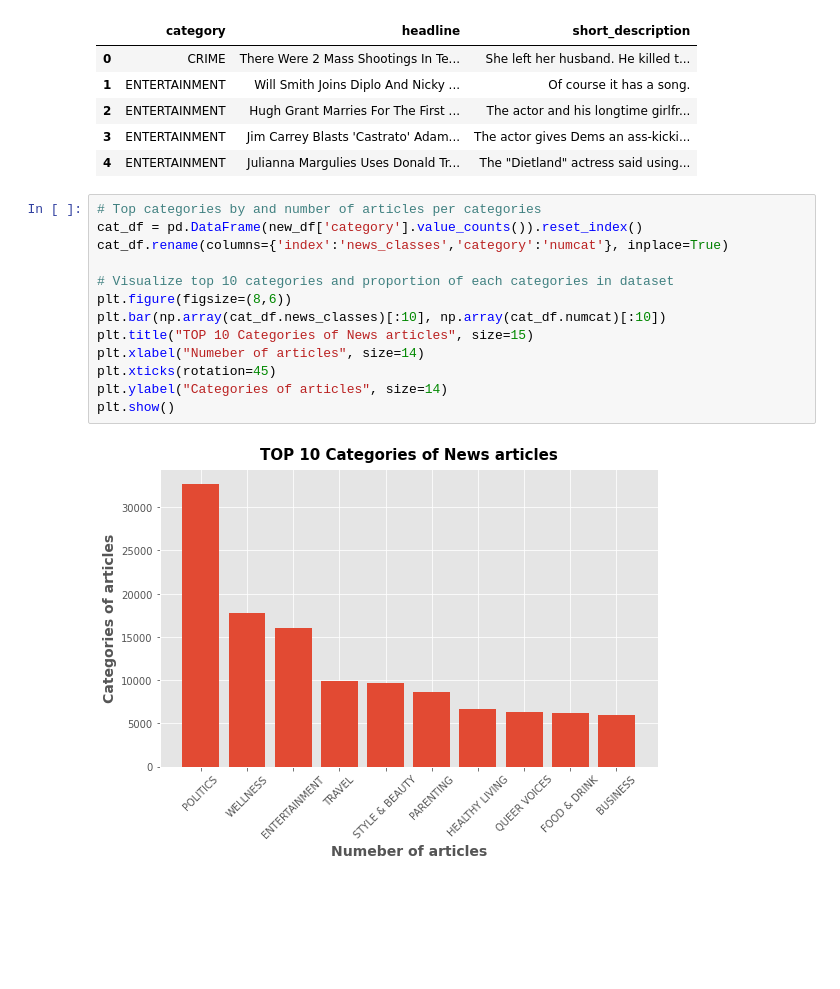
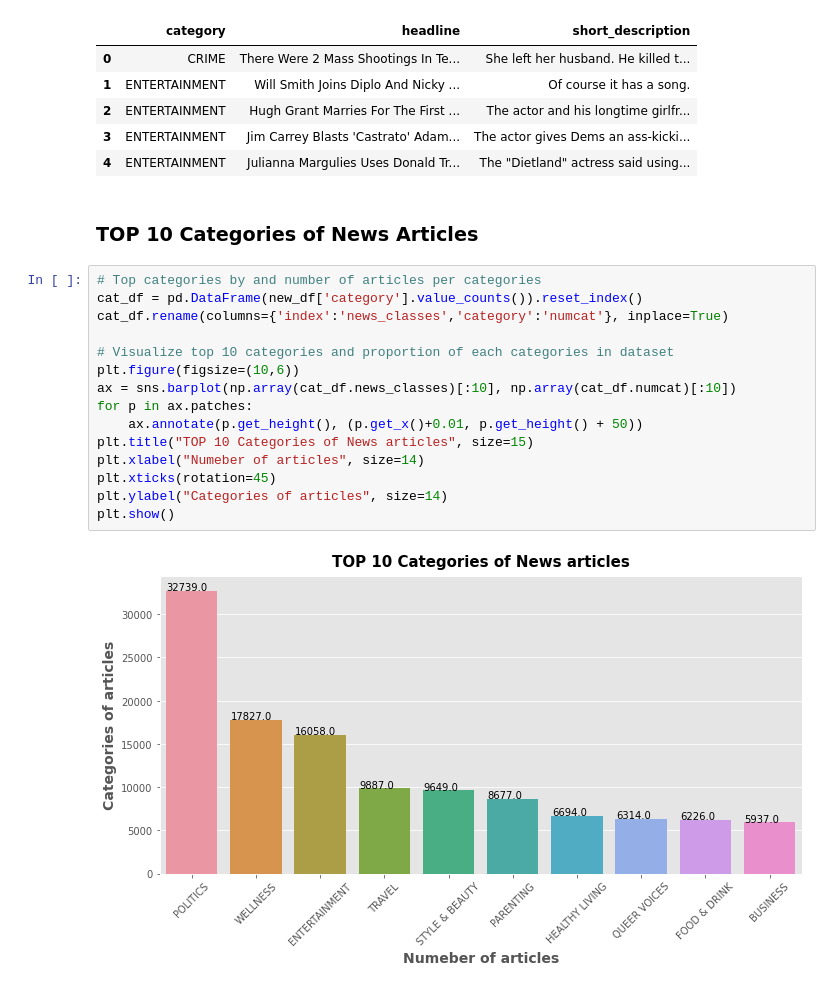
Before and after one commit to avikumart/Natural-language-processing, a Jupyter notebook: nlp-news-articles-classif-wordembeddings-rnn.ipynb, the cells around one changed output. Drawn from its saved outputs; the diff is of its cells as text; blank space fills up the shorter version.

Commit message:
Kaggle Notebook | [NLP]News_articles_classif (Wordembeddings&RNN)📰 | Version 3

```diff
--- a/nlp-news-articles-classif-wordembeddings-rnn.ipynb
+++ b/nlp-news-articles-classif-wordembeddings-rnn.ipynb
@@ -147,18 +154,22 @@ new_df.head()
 | 2 | ENTERTAINMENT | Hugh Grant Marries For The First ... | The actor and his longtime girlfr... |
 | 3 | ENTERTAINMENT | Jim Carrey Blasts 'Castrato' Adam... | The actor gives Dems an ass-kicki... |
 | 4 | ENTERTAINMENT | Julianna Margulies Uses Donald Tr... | The "Dietland" actress said using... |
+# %% [markdown]
+### TOP 10 Categories of News Articles
 # %%
 # Top categories by and number of articles per categories
 cat_df = pd.DataFrame(new_df['category'].value_counts()).reset_index()
 cat_df.rename(columns={'index':'news_classes','category':'numcat'}, inplace=True)
 
 # Visualize top 10 categories and proportion of each categories in dataset
-plt.figure(figsize=(8,6))
-plt.bar(np.array(cat_df.news_classes)[:10], np.array(cat_df.numcat)[:10])
+plt.figure(figsize=(10,6))
+ax = sns.barplot(np.array(cat_df.news_classes)[:10], np.array(cat_df.numcat)[:10])
+for p in ax.patches:
+    ax.annotate(p.get_height(), (p.get_x()+0.01, p.get_height() + 50))
 plt.title("TOP 10 Categories of News articles", size=15)
 plt.xlabel("Numeber of articles", size=14)
 plt.xticks(rotation=45)
 plt.ylabel("Categories of articles", size=14)
 plt.show()
 # %% [output]
-[figure, old version]
+[figure, new version]
```
Also changed, not shown: parts of 12 cells of this notebook.
